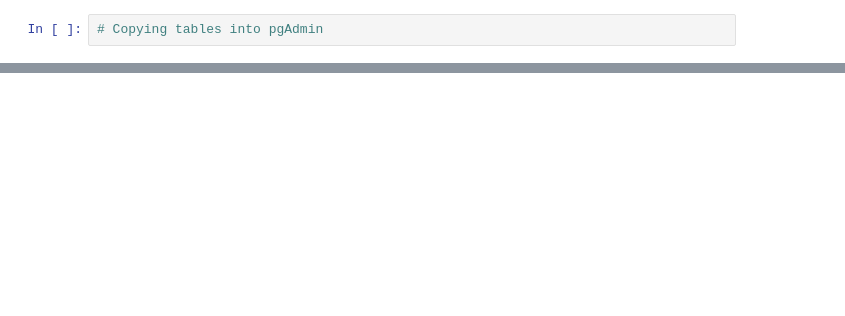
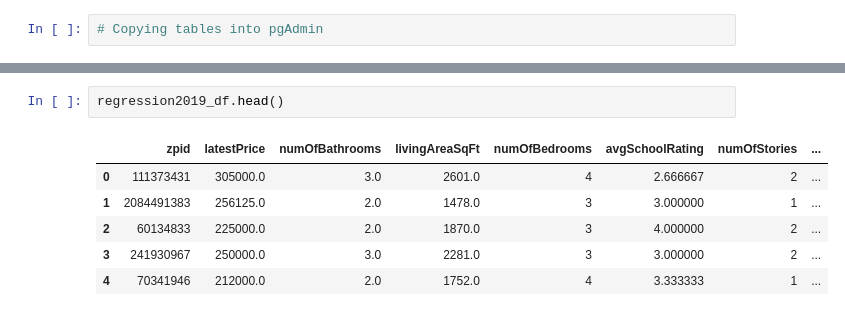
Before and after one commit to dannyvchu/Housing-Market-Analysis, a Jupyter notebook: notebook/PullFromPGAdmin.ipynb, the cells around one changed output, grey strips where cells are left out. Cells and saved outputs as stored; diff of their text form; blank space fills up the shorter version.

```diff
--- a/notebook/PullFromPGAdmin.ipynb
+++ b/notebook/PullFromPGAdmin.ipynb
@@ -39,0 +78,9 @@ regression.head()
+# %%
+regression2019_df.head()
+# %% [output]
+|  | zpid | latestPrice | numOfBathrooms | livingAreaSqFt | numOfBedrooms | avgSchoolRating | numOfStories | ... |
+| 0 | 111373431 | 305000.0 | 3.0 | 2601.0 | 4 | 2.666667 | 2 | ... |
+| 1 | 2084491383 | 256125.0 | 2.0 | 1478.0 | 3 | 3.000000 | 1 | ... |
+| 2 | 60134833 | 225000.0 | 2.0 | 1870.0 | 3 | 4.000000 | 2 | ... |
+| 3 | 241930967 | 250000.0 | 3.0 | 2281.0 | 3 | 3.000000 | 2 | ... |
+| 4 | 70341946 | 212000.0 | 2.0 | 1752.0 | 4 | 3.333333 | 1 | ... |
```
Also changed, not shown: parts of 9 cells of this notebook, 2 other files.
